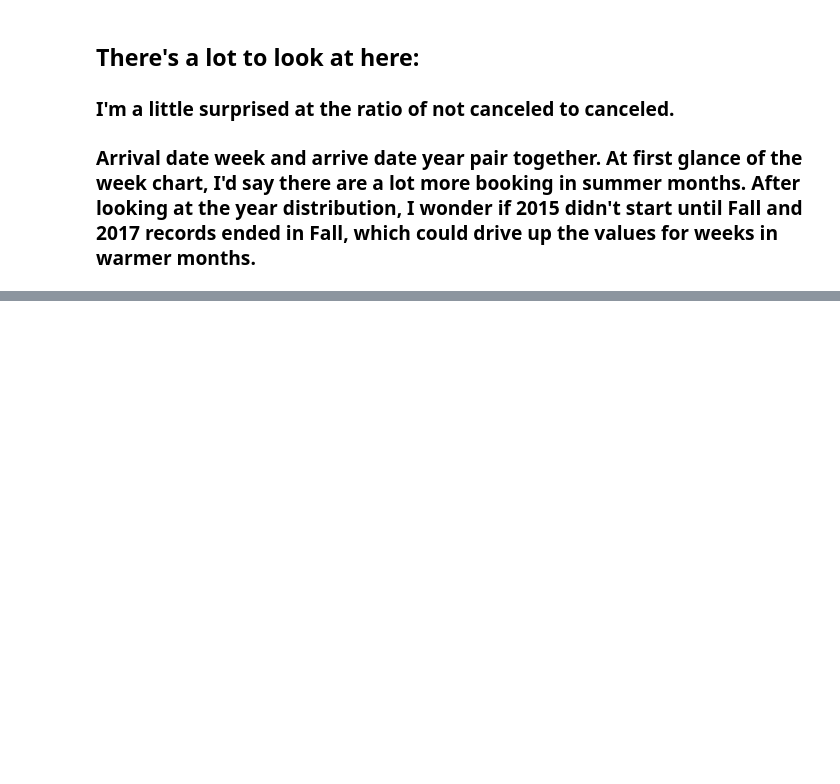
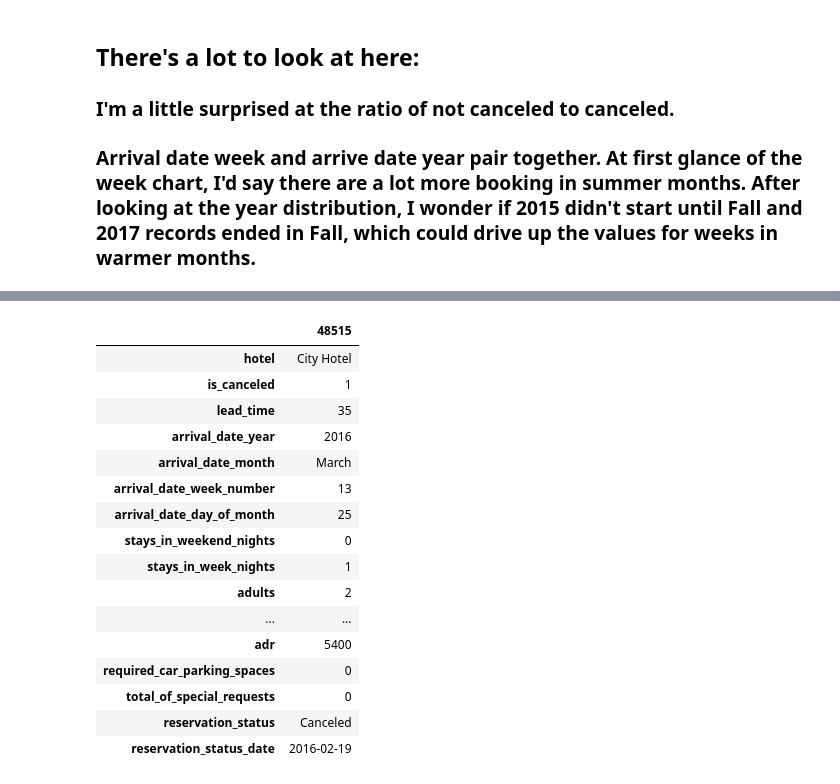
Before and after one commit to josephburton06/Hotel-Bookings, a Jupyter notebook: hotel_bookings.ipynb, the cells around one changed output, grey strips where cells are left out. Drawn from its saved outputs; the diff is of its cells as text; code cells hidden in the pictures; blank space fills up the shorter version.

```diff
--- a/hotel_bookings.ipynb
+++ b/hotel_bookings.ipynb
@@ -143,0 +204,20 @@ for i, col in enumerate(df1.columns):
+# %%
+df[df.adr == df.adr.max()].T
+# %% [output]
+|  | 48515 |
+| hotel | City Hotel |
+| is_canceled | 1 |
+| lead_time | 35 |
+| arrival_date_year | 2016 |
+| arrival_date_month | March |
+| arrival_date_week_number | 13 |
+| arrival_date_day_of_month | 25 |
+| stays_in_weekend_nights | 0 |
+| stays_in_week_nights | 1 |
+| adults | 2 |
+| ... | ... |
+| adr | 5400 |
+| required_car_parking_spaces | 0 |
+| total_of_special_requests | 0 |
+| reservation_status | Canceled |
+| reservation_status_date | 2016-02-19 |
```
Also changed, not shown: parts of 10 cells of this notebook.
